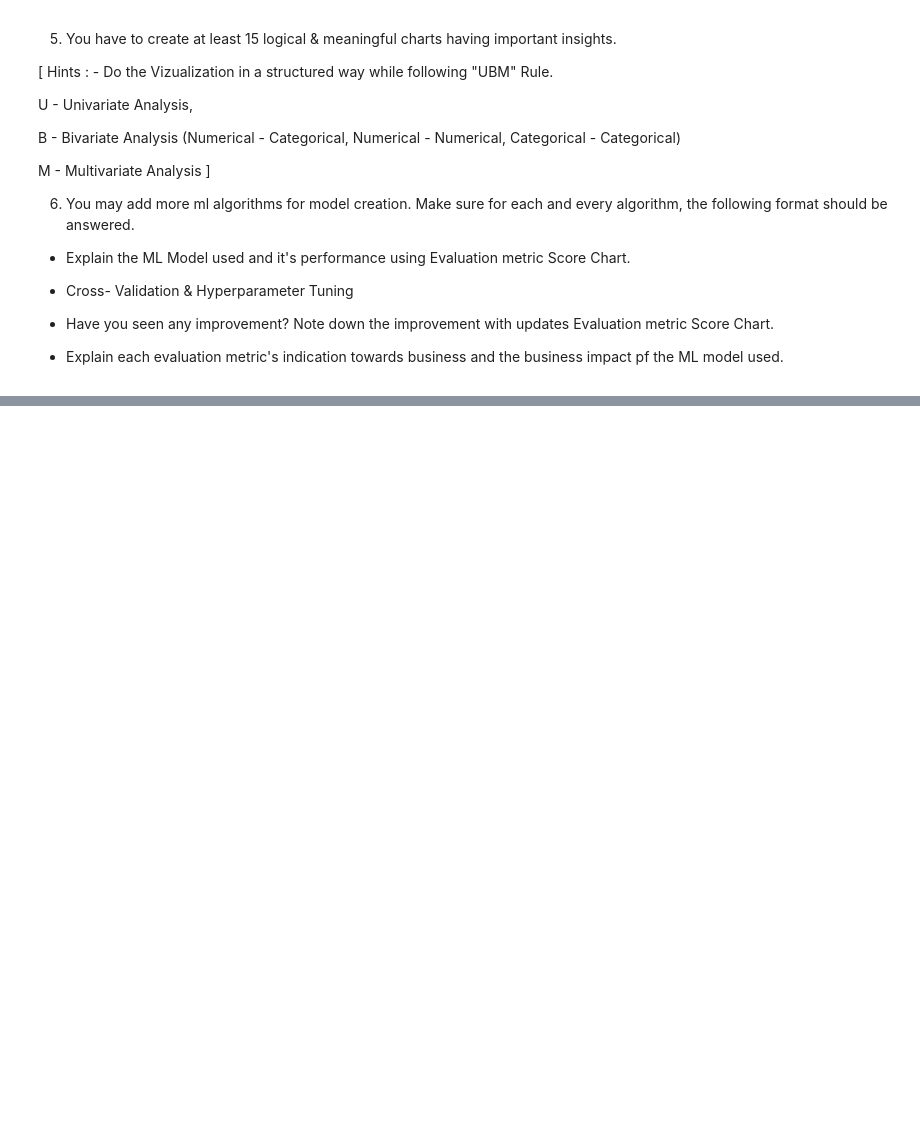
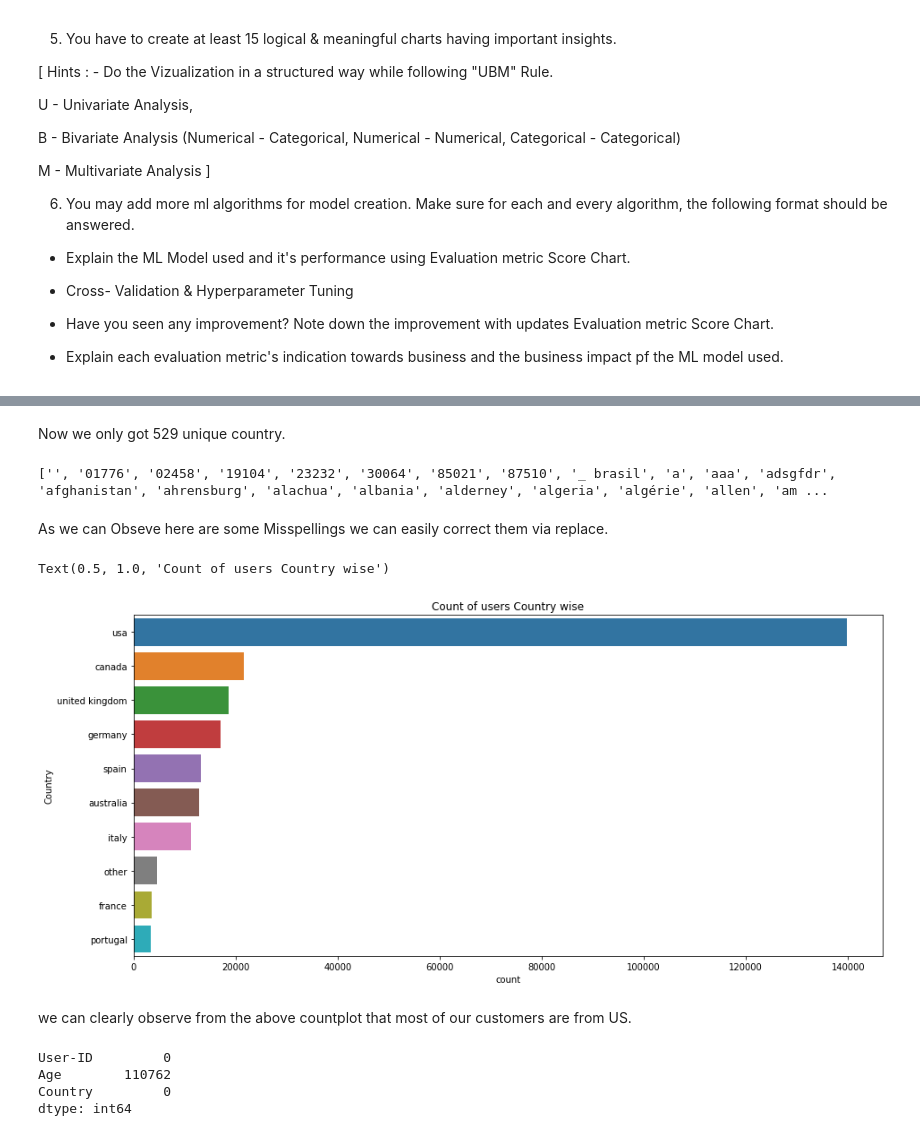
Before and after one commit to Rikiriat19/BookReccomenderSystem, a Jupyter notebook: Book_Recommendation_System.ipynb, the cells around one changed output, grey strips where cells are left out. Cells and saved outputs as stored; diff of their text form; code cells hidden in the pictures; blank space fills up the shorter version.

```diff
--- a/Book_Recommendation_System.ipynb
+++ b/Book_Recommendation_System.ipynb
@@ -696,0 +230,4 @@ Write the conclusion here.
+# %%
+#making country column via Location
+for i in users:
+    users['Country']=users.Location.str.extract(r'\,+\s?(\w*\s?\w*)\"*$')
@@ -696,0 +244,31 @@ Write the conclusion here.
+# %% [markdown]
+Now we only got 529 unique country.
+# %%
+#convert country col to str
+users['Country']=users['Country'].astype('str')
+# %%
+#checking input error in country
+a=list(users.Country.unique())
+a=set(a)
+a=list(a)
+a = [x for x in a if x is not None]
+a.sort()
+print(a)
+# %% [output]
+['', '01776', '02458', '19104', '23232', '30064', '85021', '87510', '_ brasil', 'a', 'aaa', 'adsgfdr', 'afghanistan', 'ahrensburg', 'alachua', 'albania', 'alderney', 'algeria', 'algérie', 'allen', 'am ...
+# %% [markdown]
+As we can Obseve here are some Misspellings we can easily correct them via replace.
+# %%
+#correction of those input error
+users['Country'].replace(['','01776','02458','19104','23232','30064','85021','87510','alachua','america','austria','autralia','cananda','geermany','italia','united kindgonm','united sates','united staes','united state','united states','us'],
+                           ['other','usa','usa','usa','usa','usa','usa','usa','usa','usa','australia','australia','canada','germany','italy','united kingdom','usa','usa','usa','usa','usa'],inplace=True)
+# %%
+#users count by country
+plt.figure(figsize=(15,7))
+sns.countplot(y='Country',data=users,order=pd.value_counts(users['Country']).iloc[:10].index)
+plt.title('Count of users Country wise')
+# %% [output]
+Text(0.5, 1.0, 'Count of users Country wise')
+[figure, added]
+# %% [markdown]
+we can clearly observe from the above countplot that most of our customers are from US.
@@ -696,0 +278,8 @@ Write the conclusion here.
+# %%
+# Checking null values of users
+users.isnull().sum()
+# %% [output]
+User-ID         0
+Age        110762
+Country         0
+dtype: int64
```
Also changed, not shown: parts of 613 cells of this notebook.
